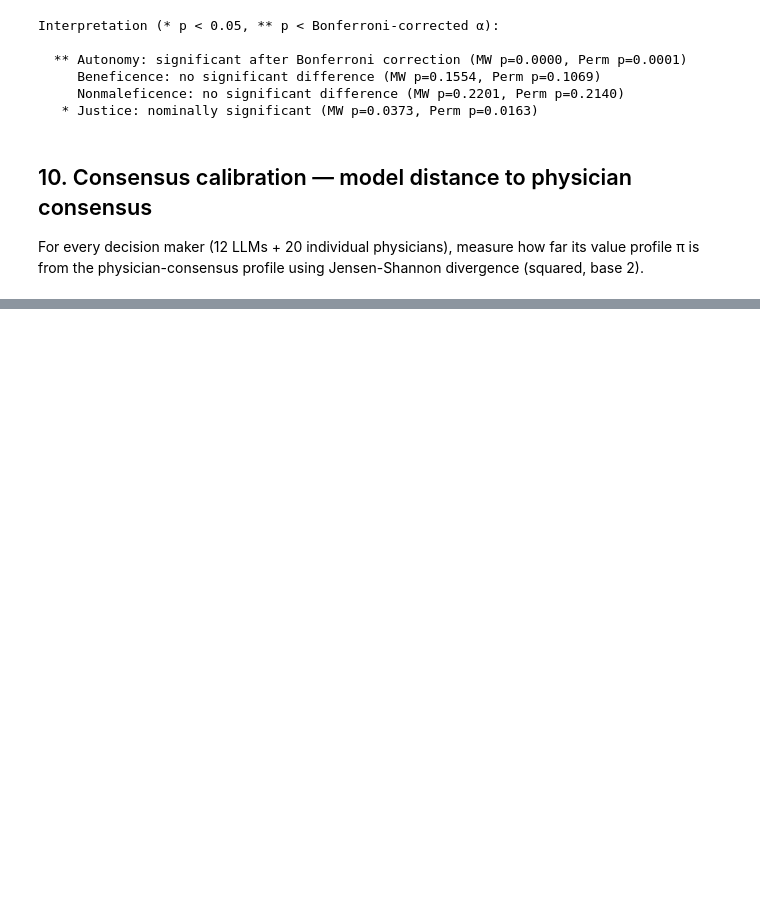
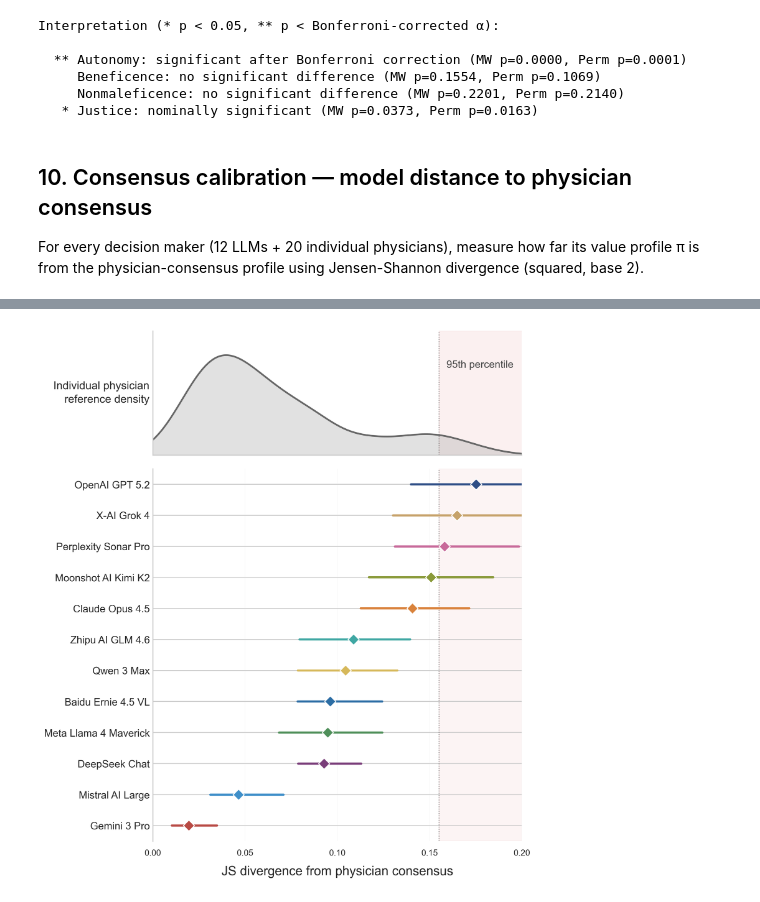
Before and after one commit to payalchandak/ValueBench, a Jupyter notebook: src/analysis/value_profiles.ipynb, the cells around one changed output, grey strips where cells are left out. Cells and saved outputs as stored; diff of their text form; code cells hidden in the pictures; blank space fills up the shorter version.

```diff
--- a/src/analysis/value_profiles.ipynb
+++ b/src/analysis/value_profiles.ipynb
@@ -662,0 +797,77 @@ for dm in sorted(observed_jsd, key=observed_jsd.get):
+# %%
+from scipy.stats import gaussian_kde as _kde_fn
+from matplotlib.lines import Line2D
+
+sorted_models = sorted(llm_models, key=lambda m: observed_jsd[m])
+n_models = len(sorted_models)
+model_colors = llm_color_palette
+
+fig, (ax_kde, ax_forest) = plt.subplots(
+    2, 1, figsize=(8, 9), sharex=True,
+    gridspec_kw={"height_ratios": [1, 3], "hspace": 0.05},
+    layout="constrained",
+)
+
+# ── Top panel: KDE of physician reference distribution ──
+kde = _kde_fn(physician_ref_jsds, bw_method=0.3)
+x_hi = max(physician_ref_jsds.max(), max(observed_jsd[m] for m in llm_models)) + 0.02
+xs = np.linspace(0, x_hi, 500)
+ys = kde(xs)
+
+ax_kde.fill_between(xs, ys, alpha=0.35, color="#aaaaaa")
+ax_kde.plot(xs, ys, color="#666666", lw=2, label="Physician LOO reference")
+
+p95 = np.percentile(physician_ref_jsds, 95)
+ax_kde.axvspan(p95, x_hi, alpha=0.08, color="#cc4444", zorder=0)
+ax_kde.axvline(p95, color="#444444", lw=1, ls=":", alpha=0.6)
+ax_kde.text(p95 + 0.004, ys.max() * 0.95, "95th percentile",
+            fontsize=12, color="#444444", va="top")
+
+ax_kde.set_yticks([])
+ax_kde.set_ylabel("Individual physician\nreference density",
+                   fontsize=13, rotation=0,
+                   linespacing=1.4, va="center", ha="right")
+ax_kde.spines[["top", "right"]].set_visible(False)
+# ax_kde.legend(fontsize=10, frameon=False, loc="upper right")
+ax_kde.grid(False)
+ax_kde.set_xlim(0,0.2)
+ax_kde.set_ylim(0,15)
+
+# ── Bottom panel: forest plot (observed JSD + 95% bootstrap CI) ──
+ax_forest.axvspan(p95, x_hi, alpha=0.06, color="#cc4444", zorder=0)
+
+for i, model in enumerate(sorted_models):
+    obs = observed_jsd[model]
+    ci_lo, ci_hi = np.percentile(model_boot_jsds[model], [2.5, 97.5])
+    color = model_colors[i]
+
+    ax_forest.plot(
+        [ci_lo, ci_hi], [i, i], color=color, lw=2.5,
+        solid_capstyle="round", zorder=3,
+    )
+    ax_forest.scatter(
+        obs, i, color=color, s=85, zorder=5,
+        edgecolors="white", linewidths=1.0, marker="D",
+    )
+
+ax_forest.axvline(p95, color="#444444", lw=1, ls=":", alpha=0.6)
+
+ax_forest.set_yticks(range(n_models))
+ax_forest.set_yticklabels(
+    [get_display_name(m) for m in sorted_models], fontsize=12,
+)
+ax_forest.set_xlabel(
+    "JS divergence from physician consensus", fontsize=15, labelpad=10
+)
+ax_forest.spines[["top", "right", "bottom"]].set_visible(False)
+ax_forest.set_ylim(-0.5, n_models - 0.5)
+ax_forest.grid(axis="x", alpha=0.2, lw=0.5)
+ax_forest.set_axisbelow(True)
+ax_forest.tick_params(axis="y", length=0)
+ax_forest.tick_params(axis="x", labelsize=10)
+ax_forest.set_xticks([0,0.05,0.1,0.15,0.2])
+
+plt.xlim(0,0.2)
+plt.show()
+# %% [output]
+[figure, added]
```
Also changed, not shown: parts of 8 cells of this notebook.
